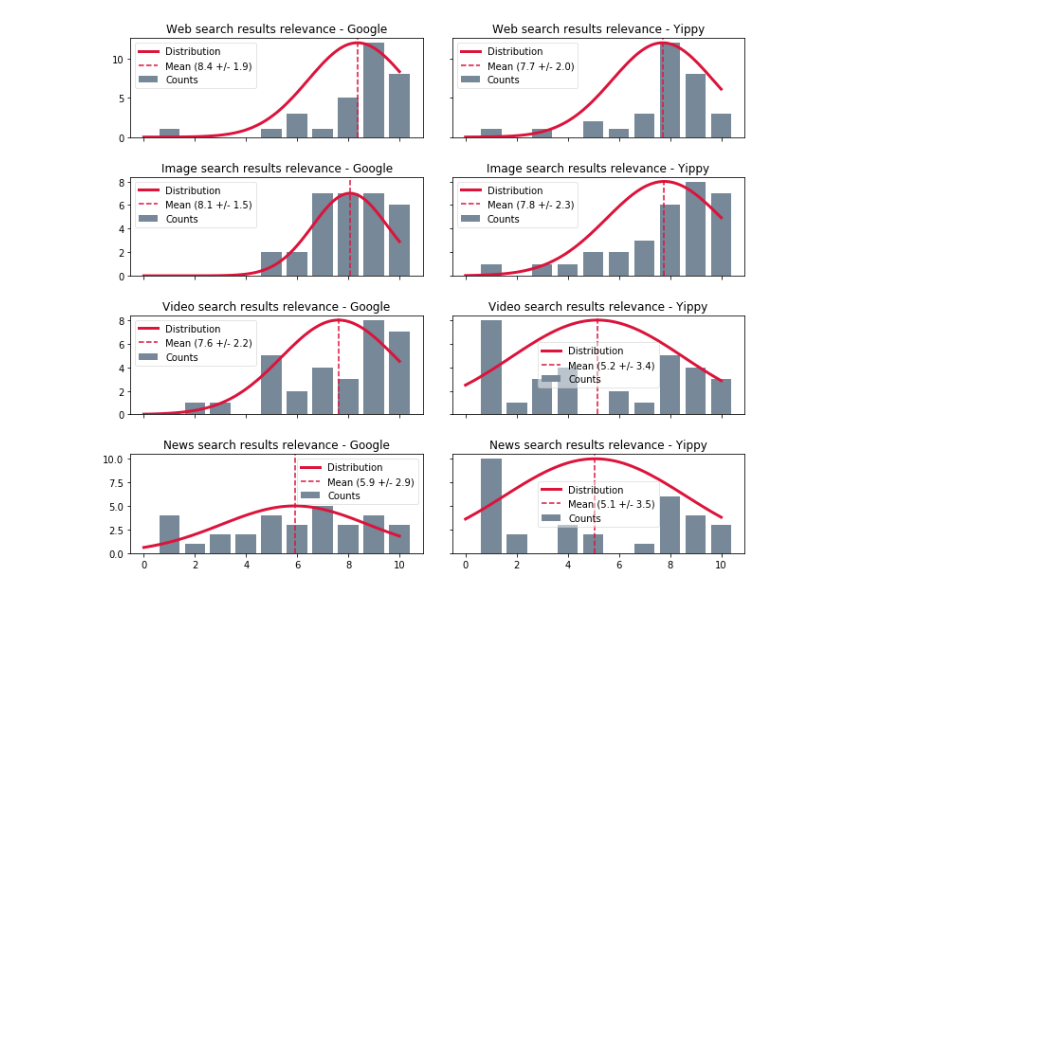
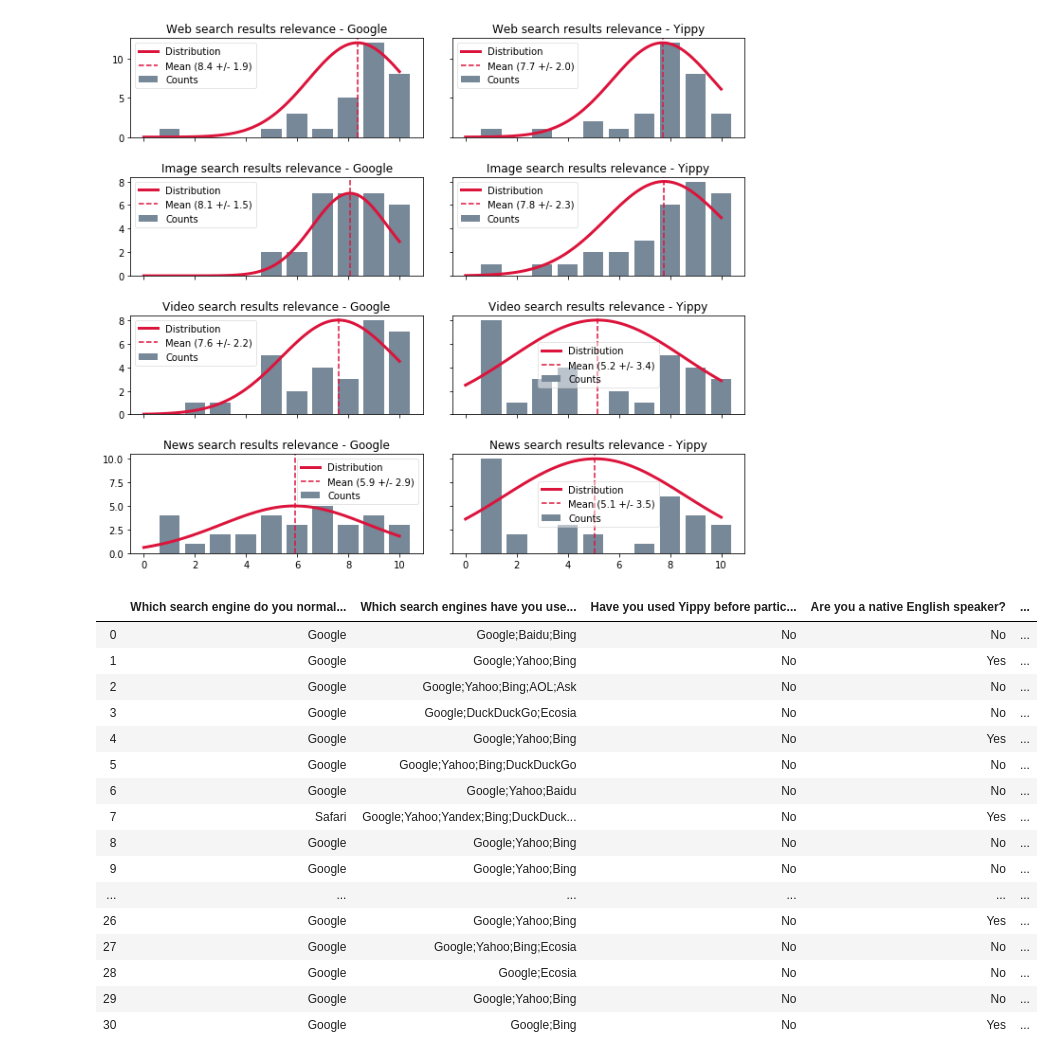
Before and after one commit to animaviridis/evaluation_of_ai, a Jupyter notebook: results_plots.ipynb, the cells around one changed output. Saved outputs shown, nothing was run; the diff lists cells and outputs as text; code cells hidden in the pictures; blank space fills up the shorter version.

```diff
--- a/results_plots.ipynb
+++ b/results_plots.ipynb
@@ -53,3 +53,23 @@ fig = plots.make_plot(main_data, keys['tasks'], kind='bar', fig_kwargs=dict(figs
 fig.subplots_adjust(left=0.0, hspace=0.4, wspace=0.1)
 # %% [output]
 [figure]
+# %%
+main_data[keys['search_engines'] + keys['general']]
+# %% [output]
+|  | Which search engine do you normal... | Which search engines have you use... | Have you used Yippy before partic... | Are you a native English speaker? | ... |
+| 0 | Google | Google;Baidu;Bing | No | No | ... |
+| 1 | Google | Google;Yahoo;Bing | No | Yes | ... |
+| 2 | Google | Google;Yahoo;Bing;AOL;Ask | No | No | ... |
+| 3 | Google | Google;DuckDuckGo;Ecosia | No | No | ... |
+| 4 | Google | Google;Yahoo;Bing | No | Yes | ... |
+| 5 | Google | Google;Yahoo;Bing;DuckDuckGo | No | No | ... |
+| 6 | Google | Google;Yahoo;Baidu | No | No | ... |
+| 7 | Safari | Google;Yahoo;Yandex;Bing;DuckDuck... | No | Yes | ... |
+| 8 | Google | Google;Yahoo;Bing | No | No | ... |
+| 9 | Google | Google;Yahoo;Bing | No | No | ... |
+| ... | ... | ... | ... | ... | ... |
+| 26 | Google | Google;Yahoo;Bing | No | Yes | ... |
+| 27 | Google | Google;Yahoo;Bing;Ecosia | No | No | ... |
+| 28 | Google | Google;Ecosia | No | No | ... |
+| 29 | Google | Google;Yahoo;Bing | No | No | ... |
+| 30 | Google | Google;Bing | No | Yes | ... |
```
Also changed, not shown: parts of 4 cells of this notebook, 4 other files.
